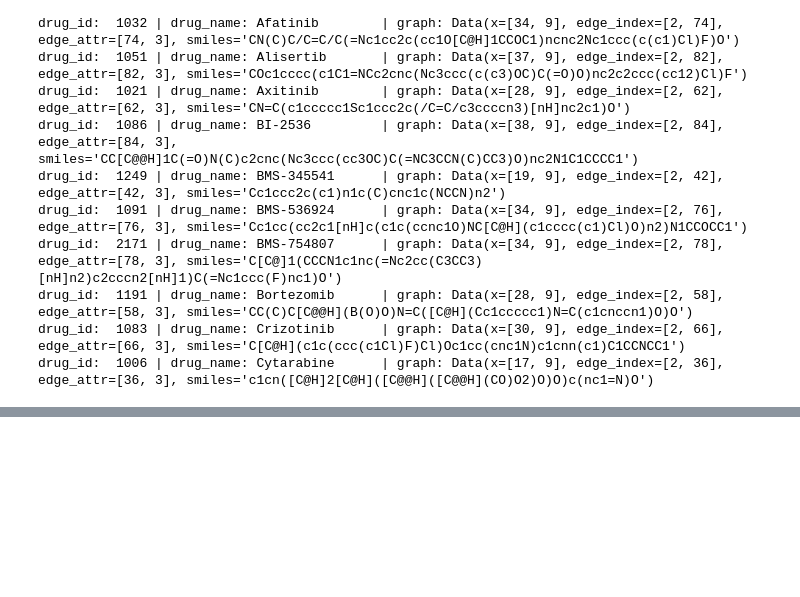
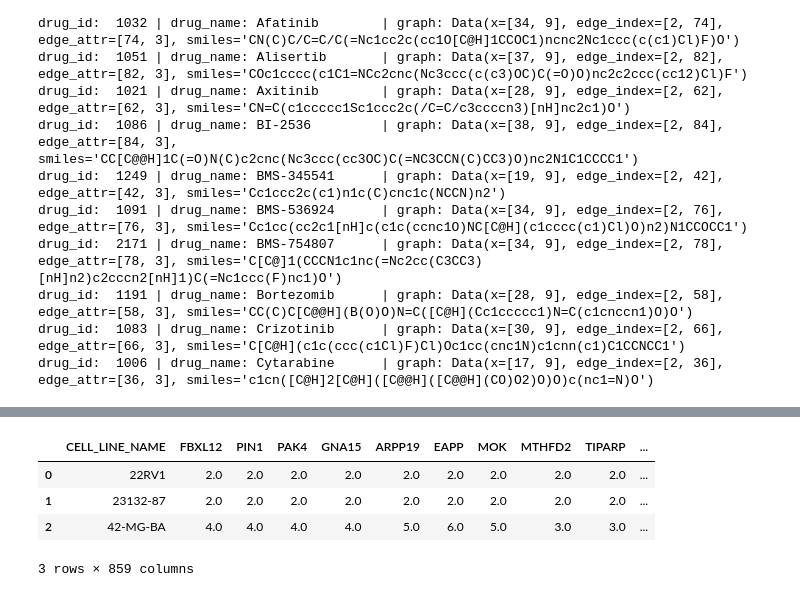
Before and after one commit to PeeteKeesel/gnn-for-drug-response-prediction, a Jupyter notebook: 15_summary_datasets.ipynb, the cells around one changed output, grey strips where cells are left out. Cells and saved outputs as stored; diff of their text form; code cells hidden in the pictures; blank space fills up the shorter version.

```diff
--- a/15_summary_datasets.ipynb
+++ b/15_summary_datasets.ipynb
@@ -483,0 +534,8 @@ if SAVE:
+# %%
+cnvp_sparse.head(3)
+# %% [output]
+|  | CELL_LINE_NAME | FBXL12 | PIN1 | PAK4 | GNA15 | ARPP19 | EAPP | MOK | MTHFD2 | TIPARP | ... |
+| 0 | 22RV1 | 2.0 | 2.0 | 2.0 | 2.0 | 2.0 | 2.0 | 2.0 | 2.0 | 2.0 | ... |
+| 1 | 23132-87 | 2.0 | 2.0 | 2.0 | 2.0 | 2.0 | 2.0 | 2.0 | 2.0 | 2.0 | ... |
+| 2 | 42-MG-BA | 4.0 | 4.0 | 4.0 | 4.0 | 5.0 | 6.0 | 5.0 | 3.0 | 3.0 | ... |
+3 rows × 859 columns
```
Also changed, not shown: parts of 11 cells of this notebook, 1 other file.
